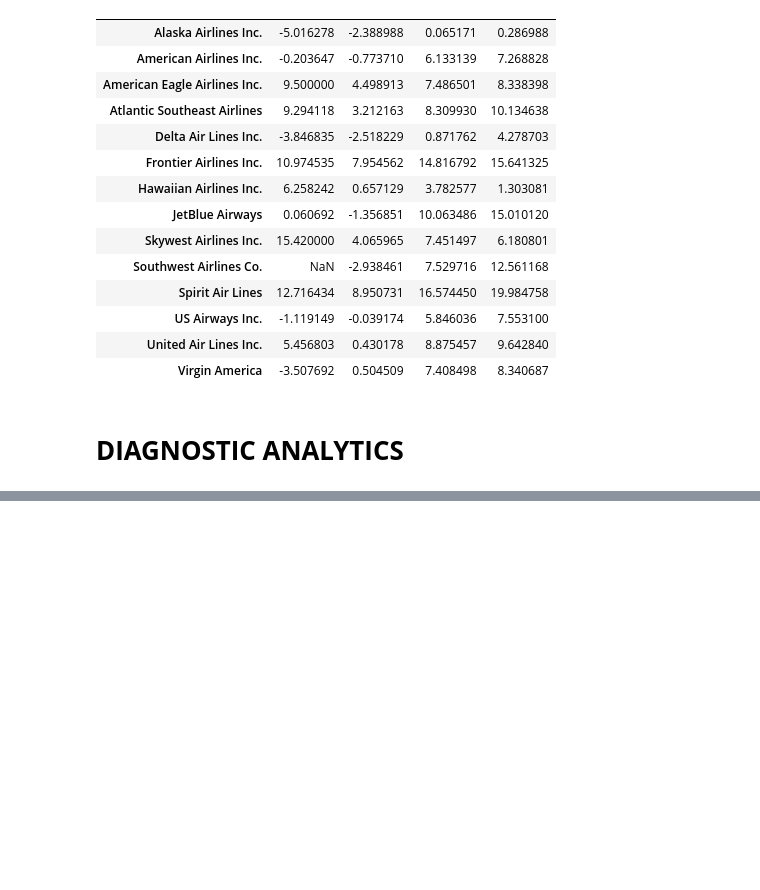
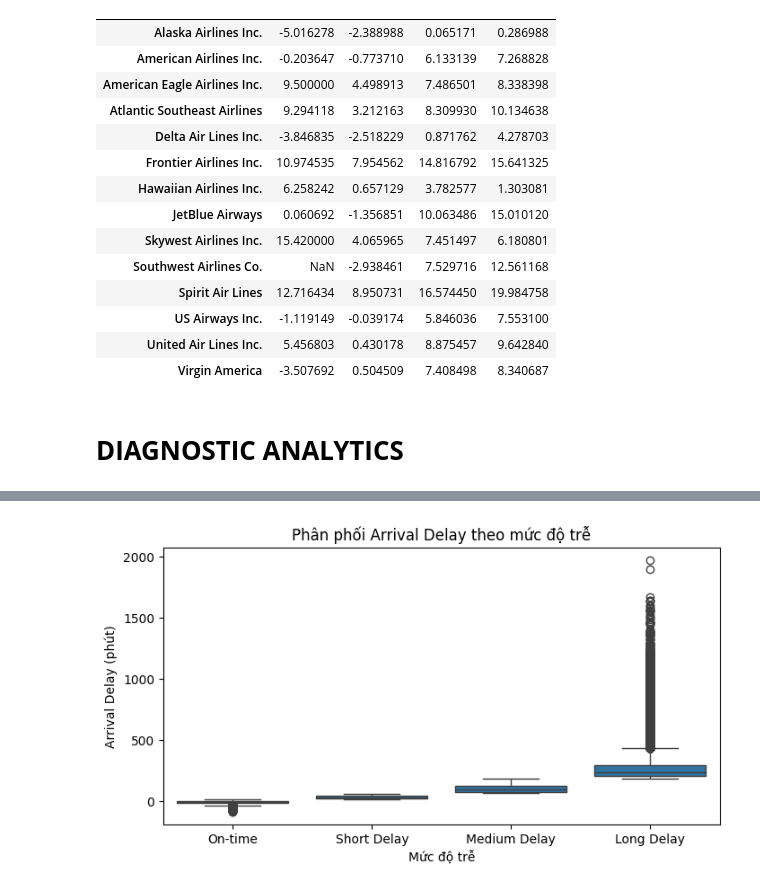
Before and after one commit to Yennanng/PTDLNC, a Jupyter notebook: ĐỒ_ÁN_ADA_.ipynb, the cells around one changed output, grey strips where cells are left out. Saved outputs shown, nothing was run; the diff lists cells and outputs as text; code cells hidden in the pictures; blank space fills up the shorter version.

```diff
--- a/ĐỒ_ÁN_ADA_.ipynb
+++ b/ĐỒ_ÁN_ADA_.ipynb
@@ -1012,0 +1087,14 @@ pivot_delay
+# %%
+#Boxplot so sánh phân phối Arrival Delay theo Delay Level
+plt.figure(figsize=(8,4))
+sns.boxplot(
+    data=flights_full,
+    x='DELAY_LEVEL',
+    y='ARRIVAL_DELAY'
+)
+plt.title('Phân phối Arrival Delay theo mức độ trễ')
+plt.xlabel('Mức độ trễ')
+plt.ylabel('Arrival Delay (phút)')
+plt.show()
+# %% [output]
+[figure, added]
```
Also changed, not shown: parts of 14 cells of this notebook.
